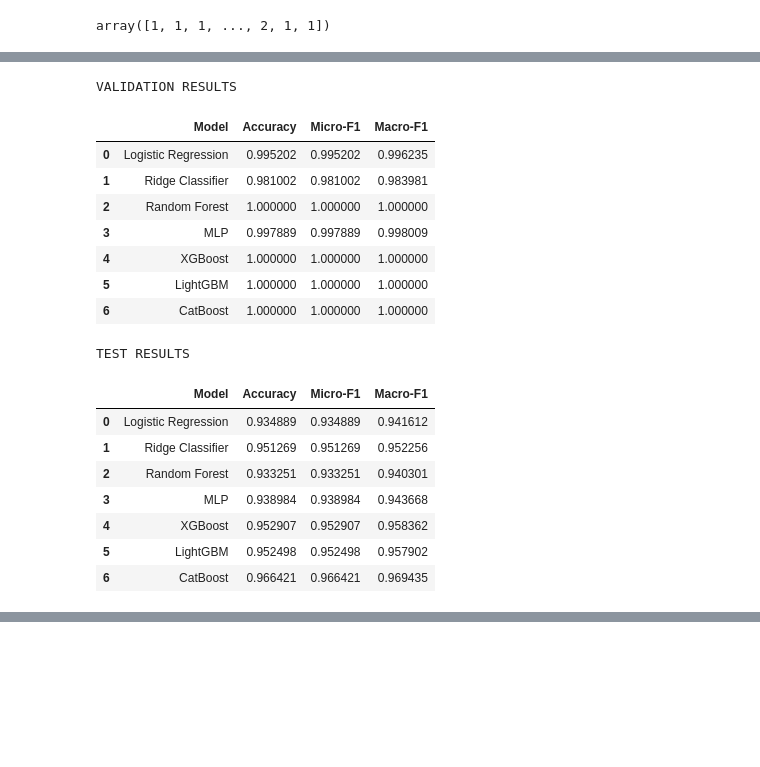
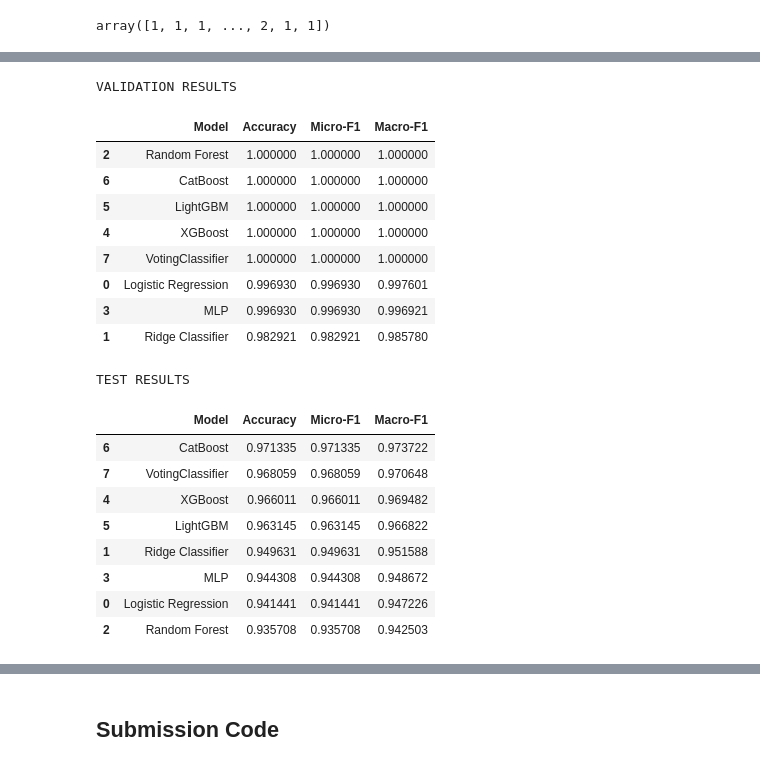
Before and after one commit to Flaresun/CSDS340CaseStudy2, a Jupyter notebook: CSDS340Case2.ipynb, the cells around one changed output, grey strips where cells are left out. Saved outputs shown, nothing was run; the diff lists cells and outputs as text; code cells hidden in the pictures; blank space fills up the shorter version.

```diff
--- a/CSDS340Case2.ipynb
+++ b/CSDS340Case2.ipynb
@@ -385,7 +405,7 @@ def extract_features_from_dataset(data):
 all_axes = [df_accx, df_accy, df_accz, df_gyrx, df_gyry, df_gyrz]
 
 feature_dfs = []
-for axis_data in all_axes:
+for axis_data in tqdm(all_axes):
     feature_dfs.append(extract_features_from_dataset(axis_data))
 
 final_features = pd.concat(feature_dfs, axis=1)
@@ -1900,7 +1323,7 @@ def run_all_models(X_train_s, y_train, X_val_s, y_val, X_test_s, y_test, random_
     # --------------------------------------------------------
     # Ridge Classifier
     # --------------------------------------------------------
-    ridge = RidgeClassifier()
+    ridge = RidgeClassifier(**ridge_params)
     ridge.fit(X_train_s, y_train)
 
     results_val.append(evaluate_model(ridge, X_val_s, y_val, "Ridge Classifier"))
@@ -1936,12 +1359,7 @@ def run_all_models(X_train_s, y_train, X_val_s, y_val, X_test_s, y_test, random_
     # --------------------------------------------------------
     # XGBoost
     # --------------------------------------------------------
-    xgb_clf = xgb.XGBClassifier(
-        n_estimators=200,
-        use_label_encoder=False,
-        eval_metric="mlogloss",
-        random_state=random_state
-    )
+    xgb_clf = xgb.XGBClassifier(**xgboost_params)
     xgb_clf.fit(X_train_s, y_train)
 
     results_val.append(evaluate_model(xgb_clf, X_val_s, y_val, "XGBoost"))
@@ -1950,11 +1368,7 @@ def run_all_models(X_train_s, y_train, X_val_s, y_val, X_test_s, y_test, random_
     # --------------------------------------------------------
     # LightGBM
     # --------------------------------------------------------
-    lgb_clf = lgb.LGBMClassifier(
-        n_estimators=200,
-        random_state=random_state,
-        verbose=-1
-    )
+    lgb_clf = lgb.LGBMClassifier(**lightgbm_params)
     lgb_clf.fit(X_train_s, y_train)
 
     results_val.append(evaluate_model(lgb_clf, X_val_s, y_val, "LightGBM"))
@@ -1963,16 +1377,28 @@ def run_all_models(X_train_s, y_train, X_val_s, y_val, X_test_s, y_test, random_
     # --------------------------------------------------------
     # CatBoost
     # --------------------------------------------------------
-    cat_clf = CatBoostClassifier(
-        verbose=0,
-        random_state=random_state,
-        iterations=500
-    )
+    cat_clf = CatBoostClassifier(**catboost_params)
     cat_clf.fit(X_train_s, y_train)
 
     results_val.append(evaluate_model(cat_clf, X_val_s, y_val, "CatBoost"))
     results_test.append(evaluate_model(cat_clf, X_test_s, y_test, "CatBoost"))
 
+    voting_clf = VotingClassifier(
+    estimators=[
+        ('xgb', xgb.XGBClassifier(**xgboost_params)),
+        ('lgbm', lgb.LGBMClassifier(**lightgbm_params)),
+        ('cat', CatBoostClassifier(**catboost_params))
+    ],
+        voting='soft',      # use probabilities → usually best F1
+        weights=[1, 1, 2],  # CatBoost gets double weight (your best model)
+        n_jobs=-1
+    )
+
+    voting_clf.fit(X_train_s, y_train)
+
+    results_val.append(evaluate_model(voting_clf, X_val_s, y_val, "VotingClassifier"))
+    results_test.append(evaluate_model(voting_clf, X_test_s, y_test, "VotingClassifier"))
+
     return pd.DataFrame(results_val), pd.DataFrame(results_test)
 # %%
 test_labels-1
@@ -2007,33 +1439,36 @@ np.float64(0.03973278576182648)
 # %%
 %%time
+
 val_results, test_results = run_all_models(
     np.array(X_train_test.astype(float)), labels-1,
     np.array(X_train_test.astype(float)), labels-1,
     np.array(X_test_test.astype(float)), test_labels-1,
     random_state=42
 )
 
 print("VALIDATION RESULTS")
-display(val_results)
+display(val_results.sort_values(by='Macro-F1', ascending=False))
 
 print("TEST RESULTS")
-display(test_results)
+display(test_results.sort_values(by='Macro-F1', ascending=False))
 # %% [output]
 VALIDATION RESULTS
 |  | Model | Accuracy | Micro-F1 | Macro-F1 |
-| 0 | Logistic Regression | 0.995202 | 0.995202 | 0.996235 |
-| 1 | Ridge Classifier | 0.981002 | 0.981002 | 0.983981 |
 | 2 | Random Forest | 1.000000 | 1.000000 | 1.000000 |
-| 3 | MLP | 0.997889 | 0.997889 | 0.998009 |
+| 6 | CatBoost | 1.000000 | 1.000000 | 1.000000 |
+| 5 | LightGBM | 1.000000 | 1.000000 | 1.000000 |
 | 4 | XGBoost | 1.000000 | 1.000000 | 1.000000 |
-| 5 | LightGBM | 1.000000 | 1.000000 | 1.000000 |
-| 6 | CatBoost | 1.000000 | 1.000000 | 1.000000 |
+| 7 | VotingClassifier | 1.000000 | 1.000000 | 1.000000 |
+| 0 | Logistic Regression | 0.996930 | 0.996930 | 0.997601 |
+| 3 | MLP | 0.996930 | 0.996930 | 0.996921 |
+| 1 | Ridge Classifier | 0.982921 | 0.982921 | 0.985780 |
 TEST RESULTS
 |  | Model | Accuracy | Micro-F1 | Macro-F1 |
-| 0 | Logistic Regression | 0.934889 | 0.934889 | 0.941612 |
-| 1 | Ridge Classifier | 0.951269 | 0.951269 | 0.952256 |
-| 2 | Random Forest | 0.933251 | 0.933251 | 0.940301 |
-| 3 | MLP | 0.938984 | 0.938984 | 0.943668 |
-| 4 | XGBoost | 0.952907 | 0.952907 | 0.958362 |
-| 5 | LightGBM | 0.952498 | 0.952498 | 0.957902 |
-| 6 | CatBoost | 0.966421 | 0.966421 | 0.969435 |
+| 6 | CatBoost | 0.971335 | 0.971335 | 0.973722 |
+| 7 | VotingClassifier | 0.968059 | 0.968059 | 0.970648 |
+| 4 | XGBoost | 0.966011 | 0.966011 | 0.969482 |
+| 5 | LightGBM | 0.963145 | 0.963145 | 0.966822 |
+| 1 | Ridge Classifier | 0.949631 | 0.949631 | 0.951588 |
+| 3 | MLP | 0.944308 | 0.944308 | 0.948672 |
+| 0 | Logistic Regression | 0.941441 | 0.941441 | 0.947226 |
+| 2 | Random Forest | 0.935708 | 0.935708 | 0.942503 |
@@ -2041,0 +1477,2 @@ Wall time: 7min 7s
+# %% [markdown]
+## Submission Code
```
Also changed, not shown: parts of 80 cells of this notebook.
